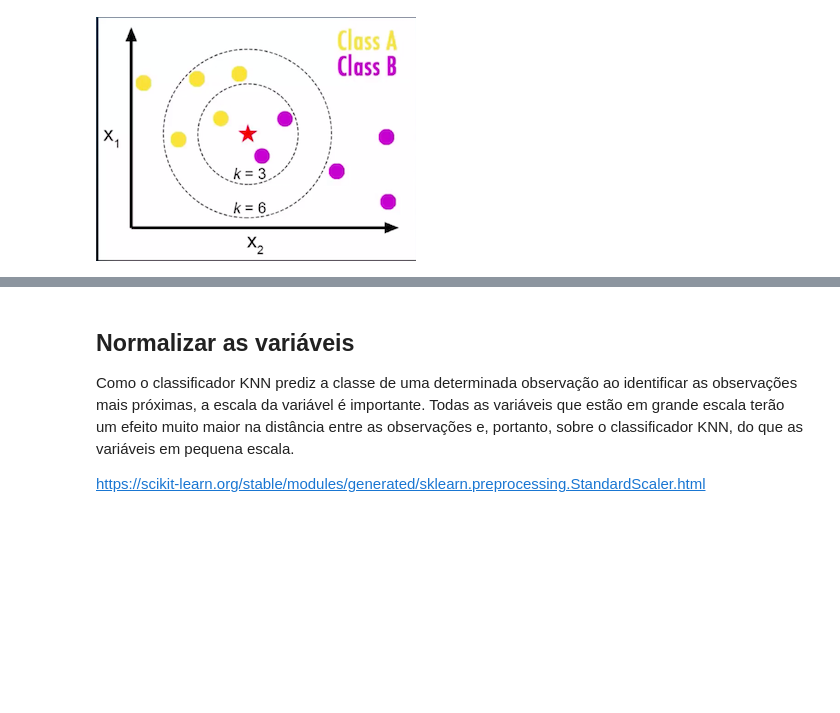
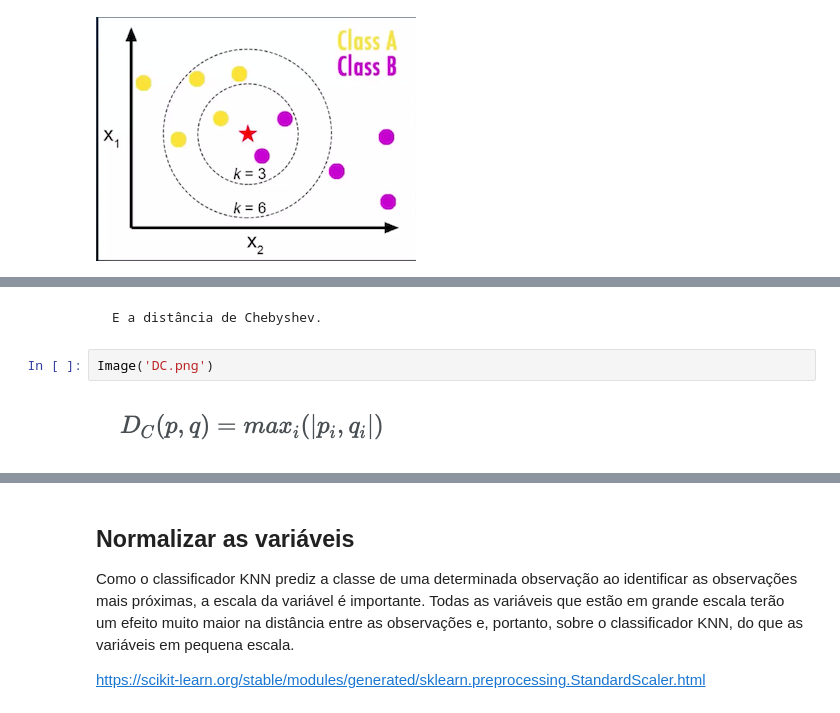
Before and after one commit to adryeljuliao/datascienceintro, a Jupyter notebook: 10-KNN.ipynb, the cells around one changed output, grey strips where cells are left out. Drawn from its saved outputs; the diff is of its cells as text; blank space fills up the shorter version.

```diff
--- a/10-KNN.ipynb
+++ b/10-KNN.ipynb
@@ -121,0 +118,6 @@ O tratamento dos dados (normalização) e a seleção de subconjunto de atributo
+# %% [markdown]
+    E a distância de Chebyshev.
+# %%
+Image('DC.png')
+# %% [output]
+[figure, added]
```
Also changed, not shown: parts of 35 cells of this notebook, 7 other files.
